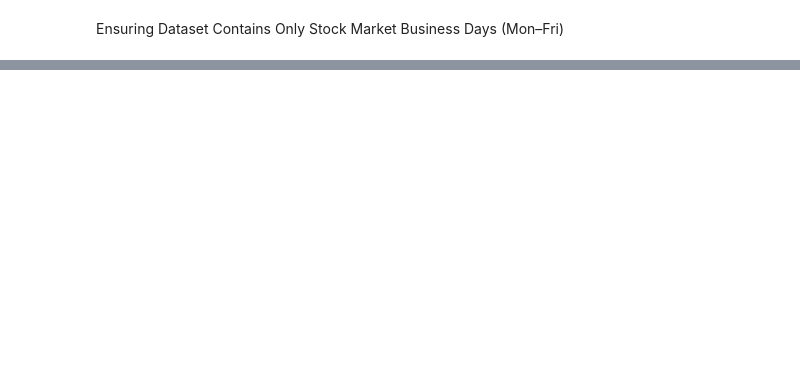
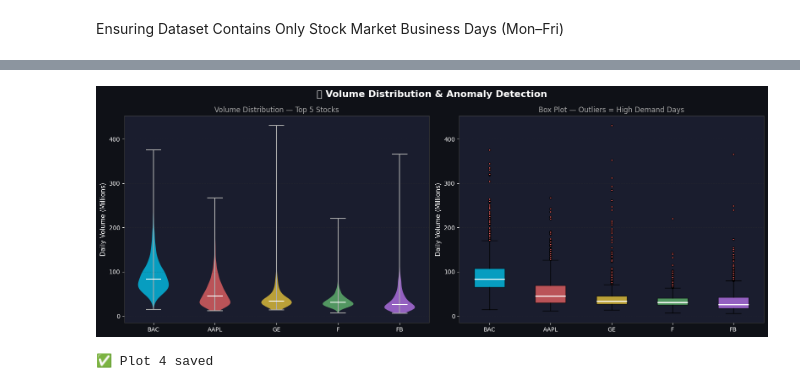
Before and after one commit to mohamedadel-17/stocks-forecasting-model, a Jupyter notebook: stocks-forecasting-model.ipynb, the cells around one changed output, grey strips where cells are left out. Saved outputs shown, nothing was run; the diff lists cells and outputs as text; code cells hidden in the pictures; blank space fills up the shorter version.

```diff
--- a/stocks-forecasting-model.ipynb
+++ b/stocks-forecasting-model.ipynb
@@ -195,0 +456,50 @@ weekend_analysis.show()
+# %%
+# ── 2.4 Volume Distribution & Outlier Analysis
+top5 = [r["Name"] for r in df_clean.groupBy("Name").agg(F.sum("volume").alias("tv"))
+        .orderBy(F.desc("tv")).limit(5).collect()]
+
+sample_df = df_clean.filter(F.col("Name").isin(top5)).toPandas()
+
+fig, axes = plt.subplots(1, 2, figsize=(16, 6), facecolor='#0f1117')
+fig.suptitle("📊 Volume Distribution & Anomaly Detection", fontsize=16, fontweight='bold', color='white')
+
+# Violin plot
+ax = axes[0]
+parts = ax.violinplot(
+    [sample_df[sample_df["Name"]==t]["volume"].values/1e6 for t in top5],
+    positions=range(len(top5)),
+    showmedians=True, showextrema=True
+)
+for i, pc in enumerate(parts['bodies']):
+    pc.set_facecolor(COLORS[i])
+    pc.set_alpha(0.7)
+parts['cmedians'].set_color('white')
+parts['cmins'].set_color('#aaa')
+parts['cmaxes'].set_color('#aaa')
+parts['cbars'].set_color('#aaa')
+ax.set_xticks(range(len(top5)))
+ax.set_xticklabels(top5)
+ax.set_ylabel("Daily Volume (Millions)", fontsize=11)
+ax.set_title("Volume Distribution — Top 5 Stocks", fontsize=12, color='#aaa')
+ax.grid(axis='y', alpha=0.3)
+
+# Box plot with outliers
+ax2 = axes[1]
+data_list = [sample_df[sample_df["Name"]==t]["volume"].values/1e6 for t in top5]
+bp = ax2.boxplot(data_list, labels=top5, patch_artist=True,
+                 medianprops=dict(color='white', linewidth=2),
+                 flierprops=dict(marker='o', markerfacecolor='#ff6b6b', markersize=3))
+for patch, color in zip(bp['boxes'], COLORS):
+    patch.set_facecolor(color)
+    patch.set_alpha(0.7)
+ax2.set_ylabel("Daily Volume (Millions)", fontsize=11)
+ax2.set_title("Box Plot — Outliers = High Demand Days", fontsize=12, color='#aaa')
+ax2.grid(axis='y', alpha=0.3)
+
+plt.tight_layout()
+plt.savefig("/tmp/plot4_distribution.png", dpi=150, bbox_inches='tight', facecolor='#0f1117')
+plt.show()
+print("✅ Plot 4 saved")
+# %% [output]
+[figure, added]
+✅ Plot 4 saved
```
Also changed, not shown: parts of 19 cells of this notebook, 4 other files.
